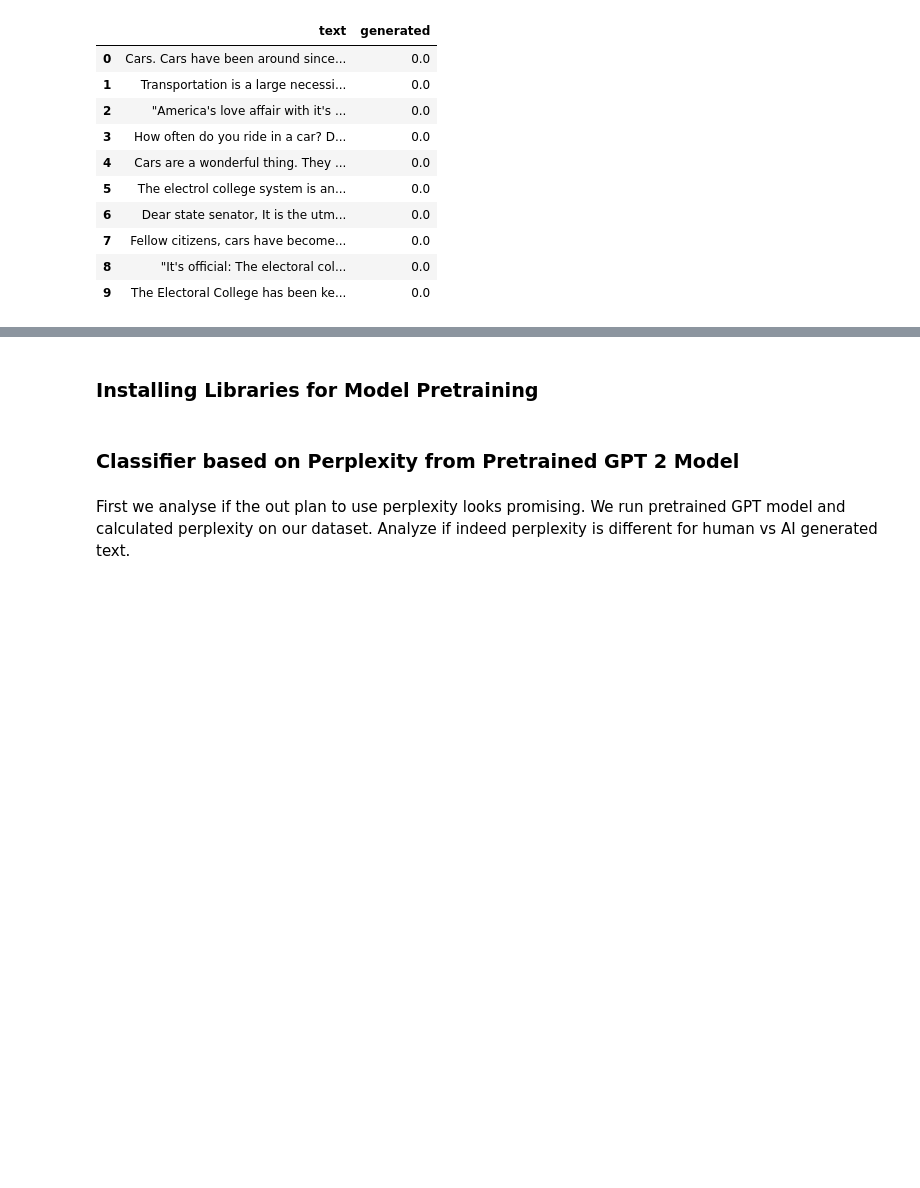
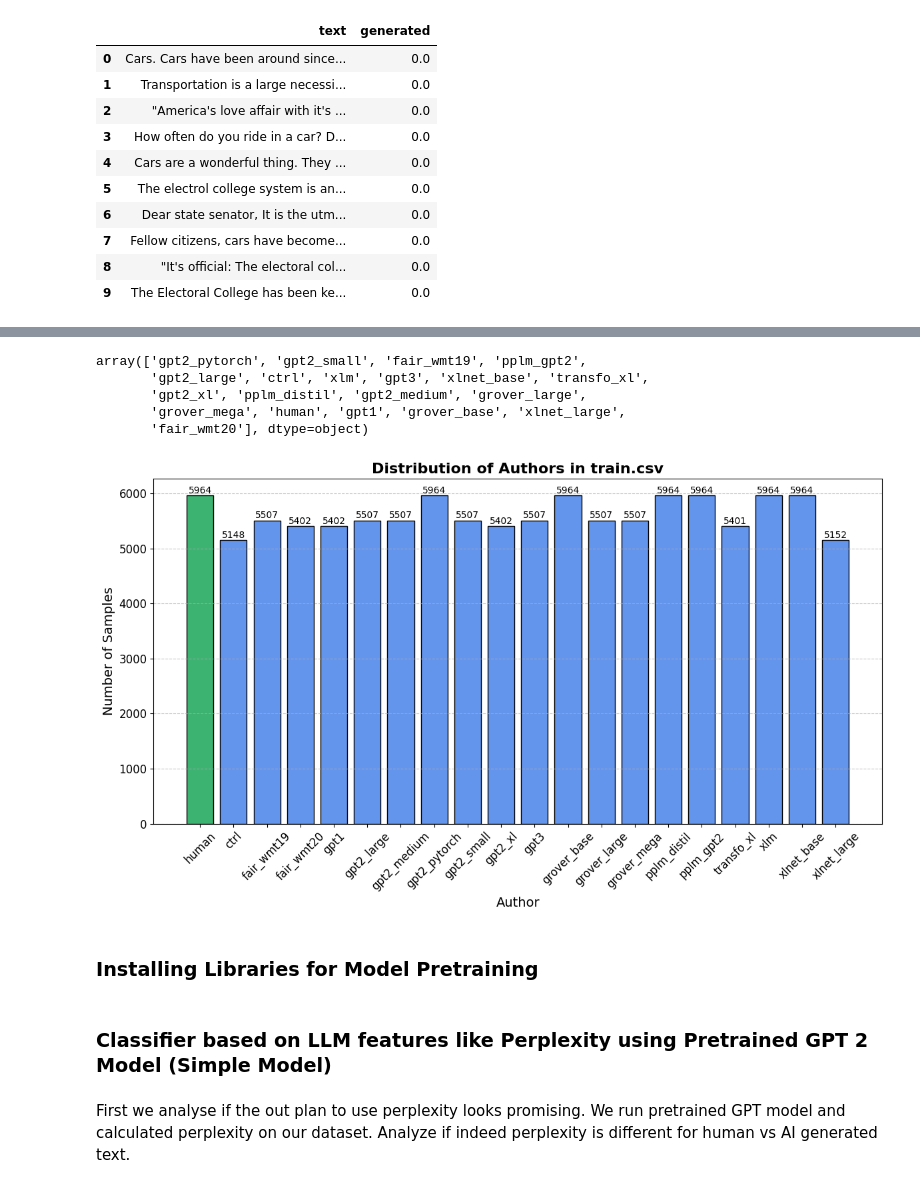
Before and after one commit to pawanbhatta178/FakeReviewDetector, a Jupyter notebook: ReviewAIDetector.ipynb, the cells around one changed output, grey strips where cells are left out. Cells and saved outputs as stored; diff of their text form; code cells hidden in the pictures; blank space fills up the shorter version.

```diff
--- a/ReviewAIDetector.ipynb
+++ b/ReviewAIDetector.ipynb
@@ -108,0 +116,12 @@ df_human.head(10)
+# %%
+csv_test_path='/content/drive/MyDrive/Grad/NLP/FinalProject/Turing_Bench/test.csv'
+csv_train_path='/content/drive/MyDrive/Grad/NLP/FinalProject/Turing_Bench/train.csv'
+csv_val_path='/content/drive/MyDrive/Grad/NLP/FinalProject/Turing_Bench/valid.csv'
+
+df_tb_test = pd.read_csv(csv_test_path)
+df_tb_train = pd.read_csv(csv_train_path)
+df_tb_val = pd.read_csv(csv_val_path)
+
+df_tb_test.info()
+df_tb_train.info()
+df_tb_val.info()
@@ -109,10 +146,55 @@ df_human.head(10)
+# %%
+df_tb_train.head()
+
+df_tb_train['label'].unique()
+# %% [output]
+array(['gpt2_pytorch', 'gpt2_small', 'fair_wmt19', 'pplm_gpt2',
+       'gpt2_large', 'ctrl', 'xlm', 'gpt3', 'xlnet_base', 'transfo_xl',
+       'gpt2_xl', 'pplm_distil', 'gpt2_medium', 'grover_large',
+       'grover_mega', 'human', 'gpt1', 'grover_base', 'xlnet_large',
+       'fair_wmt20'], dtype=object)
+# %%
+import matplotlib.pyplot as plt
+
+# Count occurrences of each unique label
+label_counts = df_tb_train['label'].value_counts()
+
+# Reorder: put 'human' first, then the rest
+label_counts = label_counts.loc[sorted(label_counts.index, key=lambda x: (x.lower() != 'human', x))]
+
+# Assign colors: green for 'human', blue for others
+colors = ['mediumseagreen' if label.lower() == 'human' else 'cornflowerblue' for label in label_counts.index]
+
+# Plot the histogram
+plt.figure(figsize=(12, 7))
+bars = plt.bar(label_counts.index, label_counts.values, color=colors, edgecolor='black')
+
+# Add counts on top of bars
+for bar in bars:
+    height = bar.get_height()
+    plt.text(bar.get_x() + bar.get_width() / 2, height + 5, f'{int(height)}',
+             ha='center', va='bottom', fontsize=10, fontweight='light')
+
+# Styling
+plt.title('Distribution of Authors in train.csv', fontsize=16, fontweight='bold')
+plt.xlabel('Author', fontsize=14)
+plt.ylabel('Number of Samples', fontsize=14)
+plt.xticks(rotation=45, fontsize=12)
+plt.yticks(fontsize=12)
+plt.grid(axis='y', linestyle='--', alpha=0.7)
+
+# Layout and show
+plt.tight_layout()
+plt.show()
+# %% [output]
+[figure, added]
 # %% [markdown]
 ### Installing Libraries for Model Pretraining
 # %%
 !pip install -q datasets
 !pip install -q transformers
 # %% [markdown]
-### Classifier based on Perplexity from Pretrained GPT 2 Model
+### Classifier based on LLM features like Perplexity using Pretrained GPT 2 Model (Simple Model)
 # %% [markdown]
 First we analyse if the out plan to use perplexity looks promising. We run pretrained GPT model and calculated perplexity on our dataset. Analyze if indeed perplexity is different for human vs AI generated text.
 # %% [markdown]
```
Also changed, not shown: parts of 36 cells of this notebook.
